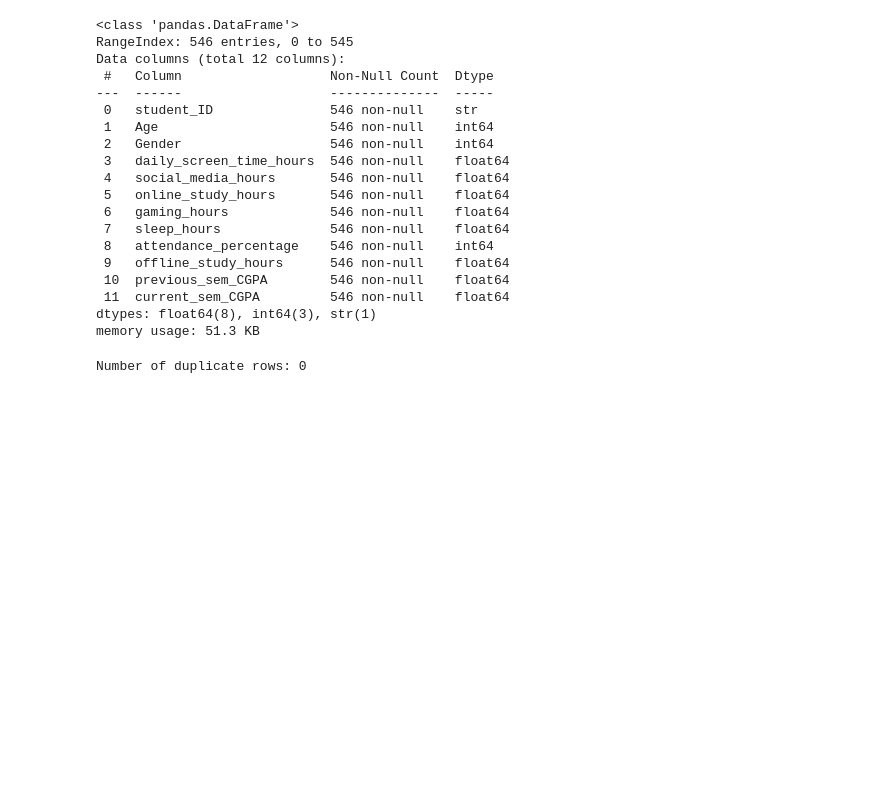
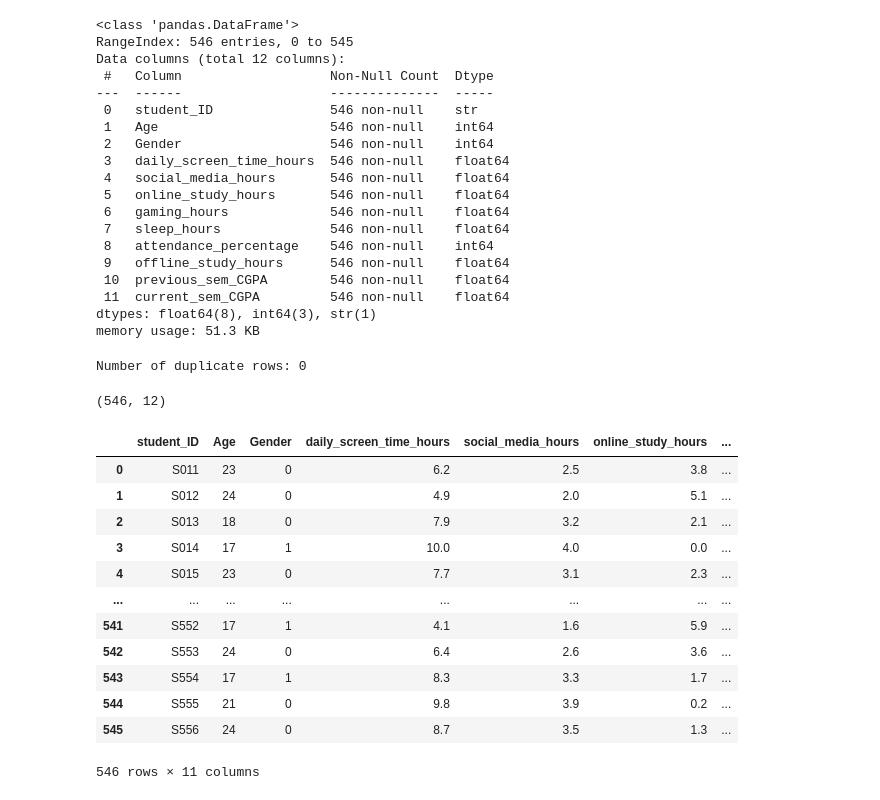
Before and after one commit to YuvinMahwatta/Student_Manger, a Jupyter notebook: code.ipynb, the cells around one changed output. Saved outputs shown, nothing was run; the diff lists cells and outputs as text; code cells hidden in the pictures; blank space fills up the shorter version.

```diff
--- a/code.ipynb
+++ b/code.ipynb
@@ -110,5 +110,28 @@ duplicate_rows = df[df.duplicated()]
 print(f"Number of duplicate rows: {duplicate_rows.shape[0]}")
 # %% [output]
 Number of duplicate rows: 0
+# %%
+print(df.shape)
+# %% [output]
+(546, 12)
 # %%
 cleaned_dataset = df.to_csv("cleaned_student_performance.csv", index=False)
+# %%
+x = df.iloc[:, :-1]
+y = df.iloc[:, -1]
+
+x
+# %% [output]
+|  | student_ID | Age | Gender | daily_screen_time_hours | social_media_hours | online_study_hours | ... |
+| 0 | S011 | 23 | 0 | 6.2 | 2.5 | 3.8 | ... |
+| 1 | S012 | 24 | 0 | 4.9 | 2.0 | 5.1 | ... |
+| 2 | S013 | 18 | 0 | 7.9 | 3.2 | 2.1 | ... |
+| 3 | S014 | 17 | 1 | 10.0 | 4.0 | 0.0 | ... |
+| 4 | S015 | 23 | 0 | 7.7 | 3.1 | 2.3 | ... |
+| ... | ... | ... | ... | ... | ... | ... | ... |
+| 541 | S552 | 17 | 1 | 4.1 | 1.6 | 5.9 | ... |
+| 542 | S553 | 24 | 0 | 6.4 | 2.6 | 3.6 | ... |
+| 543 | S554 | 17 | 1 | 8.3 | 3.3 | 1.7 | ... |
+| 544 | S555 | 21 | 0 | 9.8 | 3.9 | 0.2 | ... |
+| 545 | S556 | 24 | 0 | 8.7 | 3.5 | 1.3 | ... |
+546 rows × 11 columns
```
Also changed, not shown: parts of 1 cell of this notebook, 2 other files.
